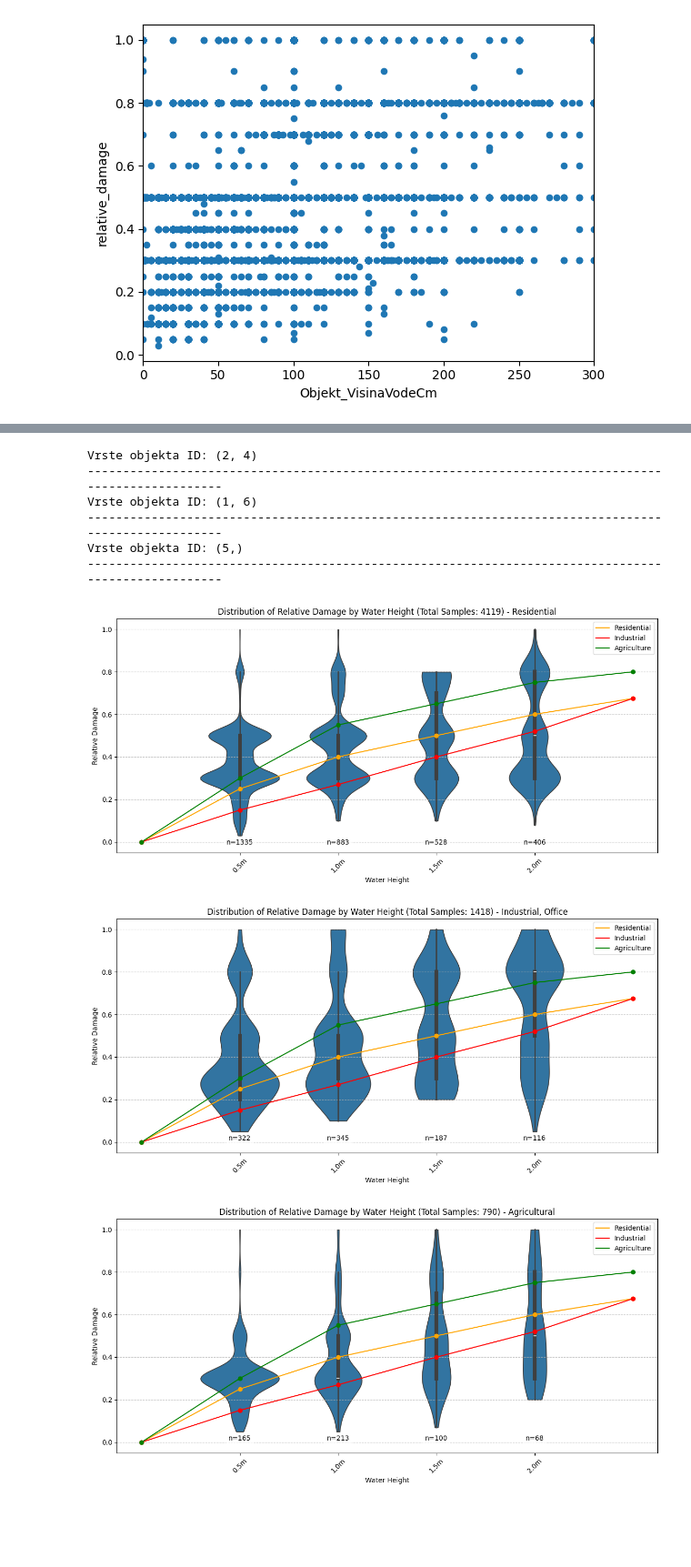
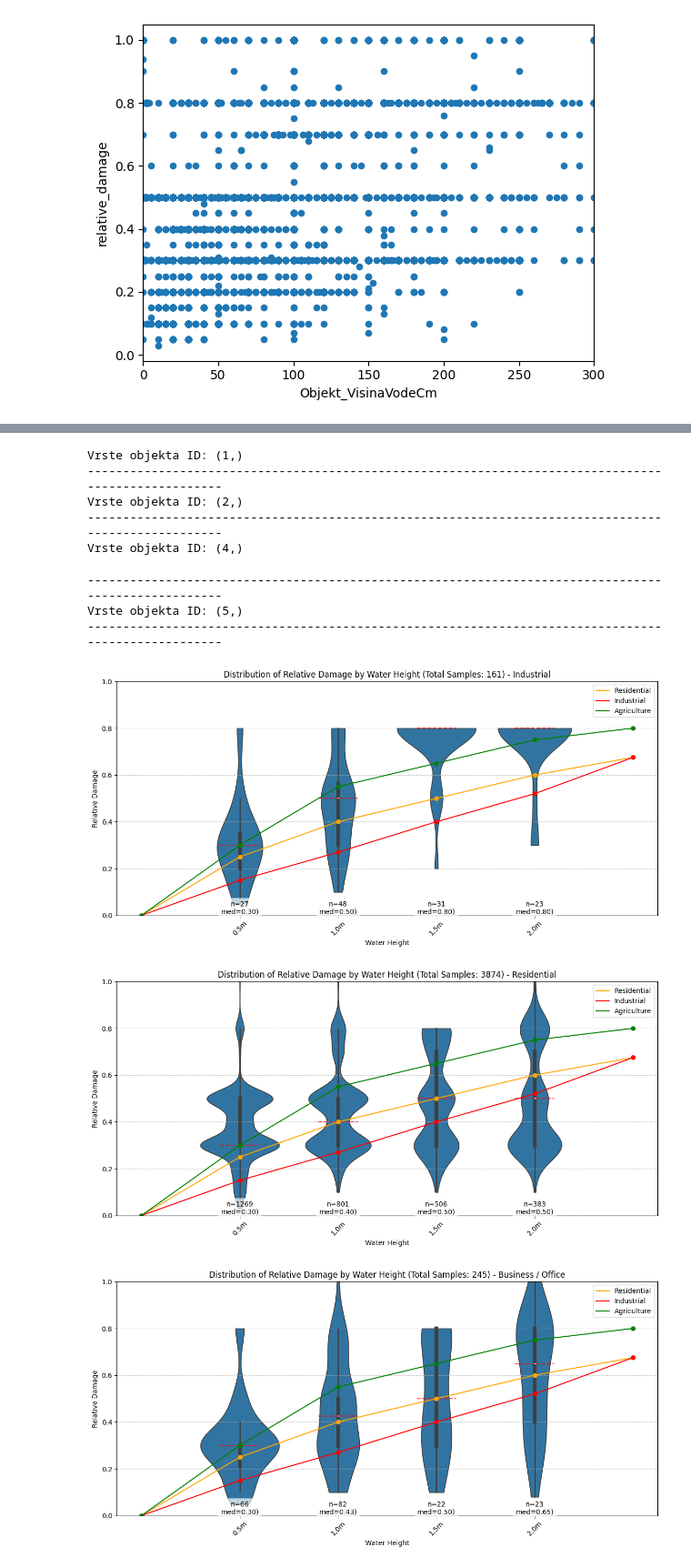
Before and after one commit to KubeljK/cvar-masters, a Jupyter notebook: notebooks/010-kk-compare-damage-functions.ipynb, the cells around one changed output, grey strips where cells are left out. Shown at 91% size. Saved outputs shown, nothing was run; the diff lists cells and outputs as text; code cells hidden in the pictures; blank space fills up the shorter version.

```diff
--- a/notebooks/010-kk-compare-damage-functions.ipynb
+++ b/notebooks/010-kk-compare-damage-functions.ipynb
@@ -99,14 +99,25 @@ def plot_violin_damage_by_water_height(df, title: str = ""):
         ax=ax  # specify the axis to plot on
     )
 
+
+
     # Adjust x-axis to show ticks at the upper bounds of each bucket
     ax.set_xticks(range(len(bucket_edges)-1))
     ax.set_xticklabels([f"{x}m" for x in bucket_edges[1:]])
 
-    # Add count annotations for each bucket
+    # Set y-axis range from 0 to 1
+    ax.set_ylim(0, 1)
+
+    # Add count and median annotations for each bucket
+    # Calculate and plot median values
+    medians = _df.groupby("water_height_bucket")["relative_damage"].median()
+    for i, median in enumerate(medians):
+        # Add horizontal line for median
+        ax.hlines(median, i-0.2, i+0.2, colors="red", linestyles="--", alpha=0.7)
+
     bucket_counts = _df["water_height_bucket"].value_counts().sort_index()
-    for i, count in enumerate(bucket_counts):
-        ax.text(i, ax.get_ylim()[0], f"n={count}",
+    for i, (count, median) in enumerate(zip(bucket_counts, medians)):
+        ax.text(i, ax.get_ylim()[0], f"n={count}\nmed={median:.2f}",
                 ha="center", va="bottom",
                 bbox=dict(facecolor="white", alpha=0.7, edgecolor="none"))
 
@@ -156,12 +167,15 @@ def plot_damage_function(damage_function, color="orange", label="NONE"):
     # Dont show this in legend
     ax.plot([(i - 0.5)*2 for i in depths_smooth], damage_smooth, "-", label=label, color=color)
 
+    # Set y-axis range from 0 to 1
+    # ax.set_ylim(0, 1)
+
     # Add labels and title
     # ax.set_xlabel("Water Height (m)")
     # ax.set_ylabel("Damage Fraction")
     # ax.set_title("Damage Function")
     # ax.grid(True, linestyle="--", alpha=0.7)
-    ax.legend()
+
 
     # Return the figure and axis for further customization
     return fig, ax
@@ -178,27 +192,31 @@ plt.show()
 # %%
 
 for vrste_objekta_id, title, damage_function in [
-    ((2, 4), "Residential", residential_damage_fractions),
-    ((1, 6,), "Industrial, Office", residential_damage_fractions),
-    ((5,), "Agricultural", residential_damage_fractions),
+    ((1,), "Industrial", residential_damage_fractions),
+    ((2,), "Residential", residential_damage_fractions),
+    ((4,), "Business / Office", residential_damage_fractions),
+    ((5,), "Agricultural Buildings", residential_damage_fractions),
 ]:
     print(f"Vrste objekta ID: {vrste_objekta_id}")
     _df = df.copy()
     _df = _df[_df["Objekt_VrstaObjektaId"].isin(vrste_objekta_id)]
     # plot_violin_damage_by_water_height(_df)
     fig, ax = plot_violin_damage_by_water_height(_df, title=title)
     fig, ax = plot_damage_function(residential_damage_fractions, color="orange", label="Residential")
     fig, ax = plot_damage_function(industrial_damage_function, color="red", label="Industrial")
     fig, ax = plot_damage_function(agriculture_damage_function, color="green", label="Agriculture")
+    ax.legend()
     plt.plot()
     print("-"*100)
 # %% [output]
-Vrste objekta ID: (2, 4)
+Vrste objekta ID: (1,)
 ----------------------------------------------------------------------------------------------------
-Vrste objekta ID: (1, 6)
+Vrste objekta ID: (2,)
 ----------------------------------------------------------------------------------------------------
-Vrste objekta ID: (5,)
-----------------------------------------------------------------------------------------------------
+Vrste objekta ID: (4,)
+----------------------------------------------------------------------------------------------------
+Vrste objekta ID: (5,)
+----------------------------------------------------------------------------------------------------
-[figure, old version]
+[figure, new version]
-[figure, old version]
+[figure, new version]
-[figure, old version]
+[figure, new version]
```
Also changed, not shown: parts of 3 cells of this notebook.
